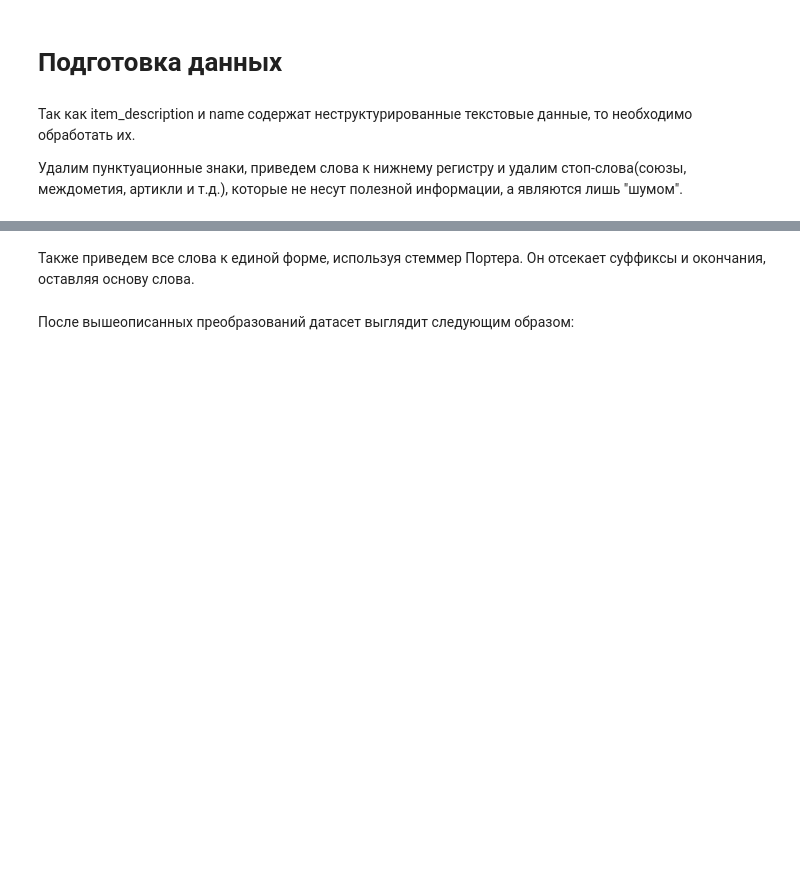
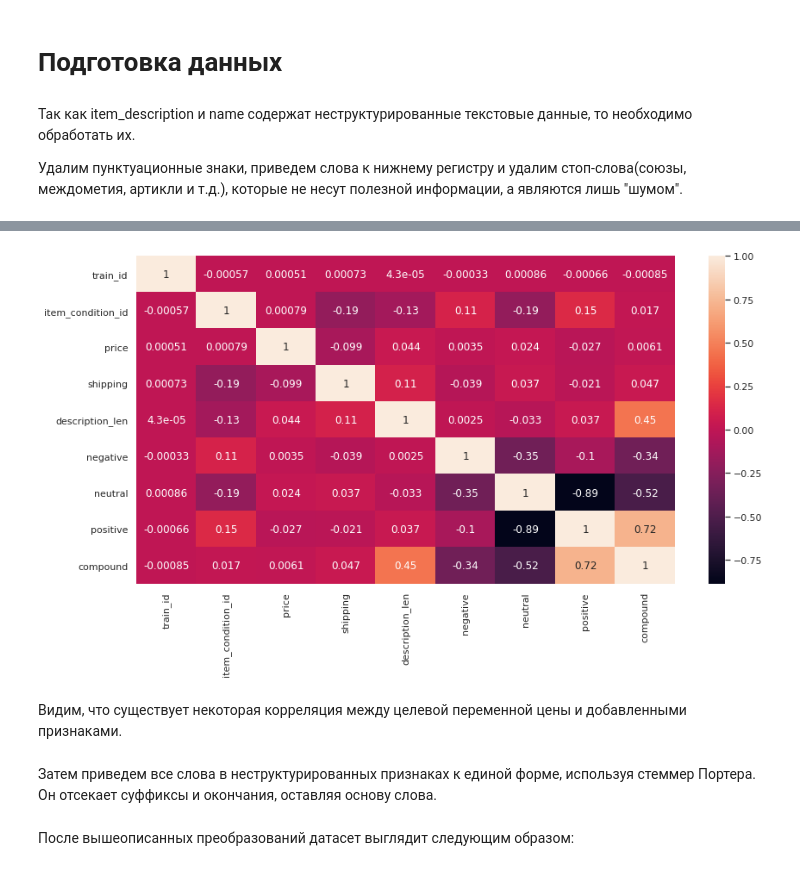
Before and after one commit to nisded/graduation_work, a Jupyter notebook: Mercari price suggestion.ipynb, the cells around one changed output, grey strips where cells are left out. Cells and saved outputs as stored; diff of their text form; code cells hidden in the pictures; blank space fills up the shorter version.

```diff
--- a/Mercari price suggestion.ipynb
+++ b/Mercari price suggestion.ipynb
@@ -527,0 +595,10 @@ data['item_description'] = data['item_description'].apply(delete_stop_words)
+# %%
+import nltk
+from nltk.sentiment.vader import SentimentIntensityAnalyzer
+nltk.download('vader_lexicon')
+
+sid = SentimentIntensityAnalyzer()
+descr_sentiment = [];
+for descr in tqdm(data['item_description']):
+    ss = sid.polarity_scores(descr)
+    descr_sentiment.append(ss)
@@ -528,5 +607,33 @@ data['item_description'] = data['item_description'].apply(delete_stop_words)
+# %%
+negative = []
+neutral = []
+positive = []
+compound = []
+for i in descr_sentiment:
+    for polarity, score in i.items():
+        if(polarity == 'neg'):
+            negative.append(score)
+        if(polarity == 'neu'):
+            neutral.append(score)
+        if(polarity == 'pos'):
+            positive.append(score)
+        if(polarity == 'compound'):
+            compound.append(score)
+# %%
+data['negative'] = negative
+data['neutral'] = neutral
+data['positive'] = positive
+data['compound'] = compound
+# %%
+plt.figure(figsize = (14, 7))
+sns.heatmap(data[data.columns].corr(), annot = True)
+plt.show()
+# %% [output]
+[figure, added]
+# %% [markdown]
+Видим, что существует некоторая корреляция между целевой переменной цены и добавленными признаками.
 # %% [markdown]
-Также приведем все слова к единой форме, используя стеммер Портера. Он отсекает суффиксы и окончания, оставляя основу слова.
+Затем приведем все слова в неструктурированных признаках к единой форме, используя стеммер Портера. Он отсекает суффиксы и окончания, оставляя основу слова.
 # %%
 from nltk.stem.porter import PorterStemmer
 
```
Also changed, not shown: parts of 54 cells of this notebook, 1 other file.
